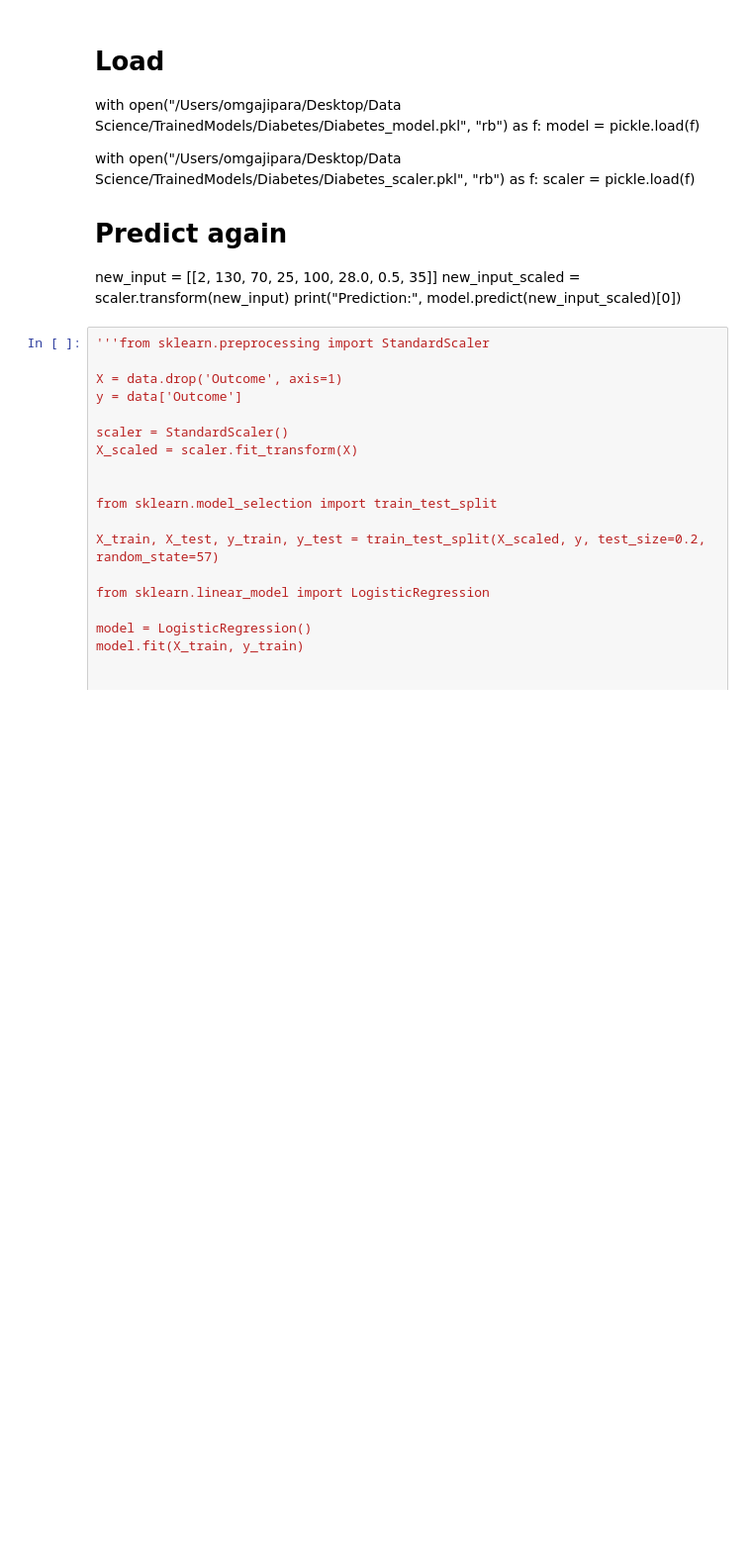
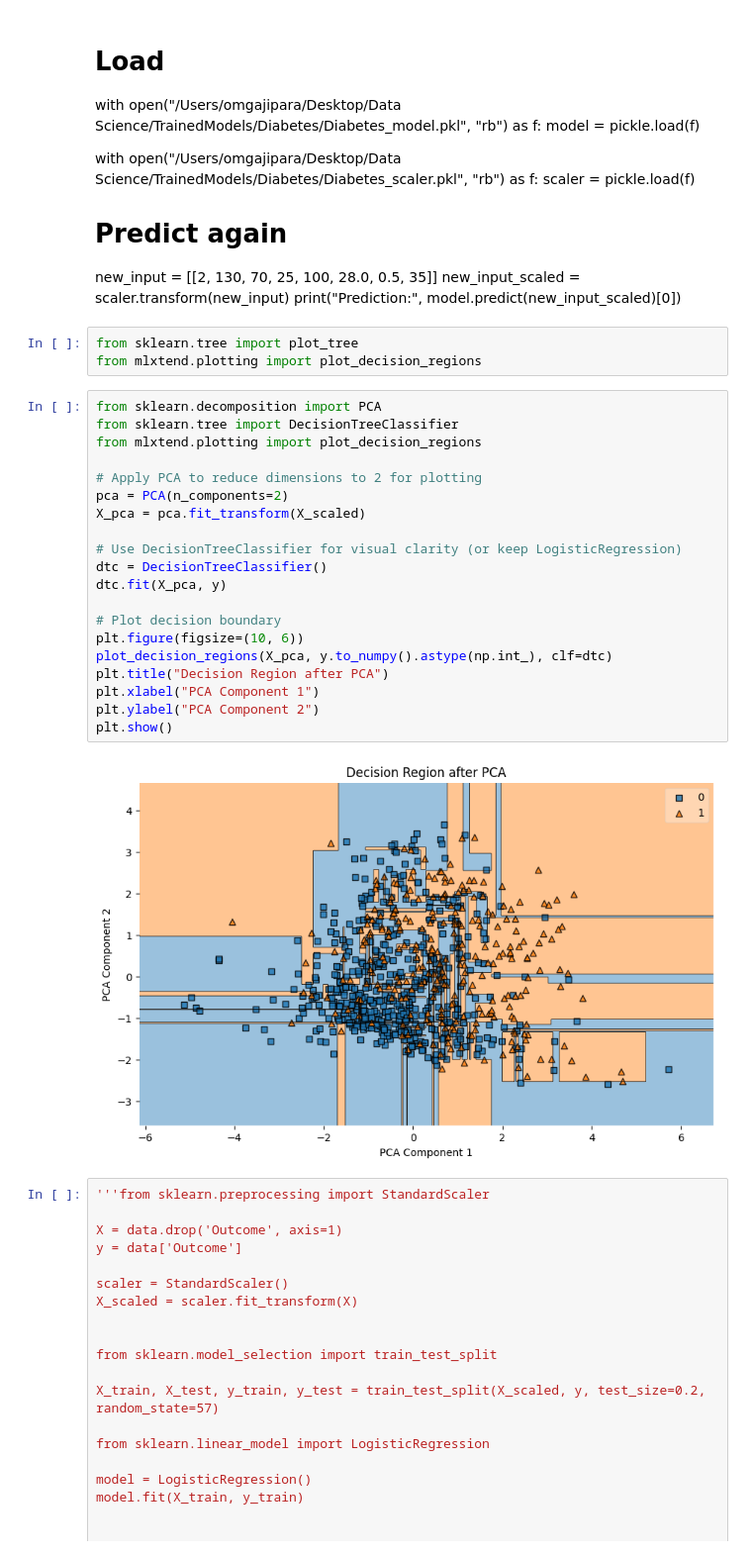
Before and after one commit to omgajipara7/Data-Science, a Jupyter notebook: Projects/Diabetes/Diabetes.ipynb, the cells around one changed output. Shown at 99% size. Saved outputs shown, nothing was run; the diff lists cells and outputs as text; blank space fills up the shorter version.

```diff
--- a/Projects/Diabetes/Diabetes.ipynb
+++ b/Projects/Diabetes/Diabetes.ipynb
@@ -177,6 +183,31 @@ with open("/Users/omgajipara/Desktop/Data Science/TrainedModels/Diabetes/Diabete
 new_input = [[2, 130, 70, 25, 100, 28.0, 0.5, 35]]
 new_input_scaled = scaler.transform(new_input)
 print("Prediction:", model.predict(new_input_scaled)[0])
+# %%
+from sklearn.tree import plot_tree
+from mlxtend.plotting import plot_decision_regions
+# %%
+from sklearn.decomposition import PCA
+from sklearn.tree import DecisionTreeClassifier
+from mlxtend.plotting import plot_decision_regions
+
+# Apply PCA to reduce dimensions to 2 for plotting
+pca = PCA(n_components=2)
+X_pca = pca.fit_transform(X_scaled)
+
+# Use DecisionTreeClassifier for visual clarity (or keep LogisticRegression)
+dtc = DecisionTreeClassifier()
+dtc.fit(X_pca, y)
+
+# Plot decision boundary
+plt.figure(figsize=(10, 6))
+plot_decision_regions(X_pca, y.to_numpy().astype(np.int_), clf=dtc)
+plt.title("Decision Region after PCA")
+plt.xlabel("PCA Component 1")
+plt.ylabel("PCA Component 2")
+plt.show()
+# %% [output]
+[figure, added]
 # %%
 '''from sklearn.preprocessing import StandardScaler
 
```
Also changed, not shown: parts of 2 cells of this notebook, 11 other files.
